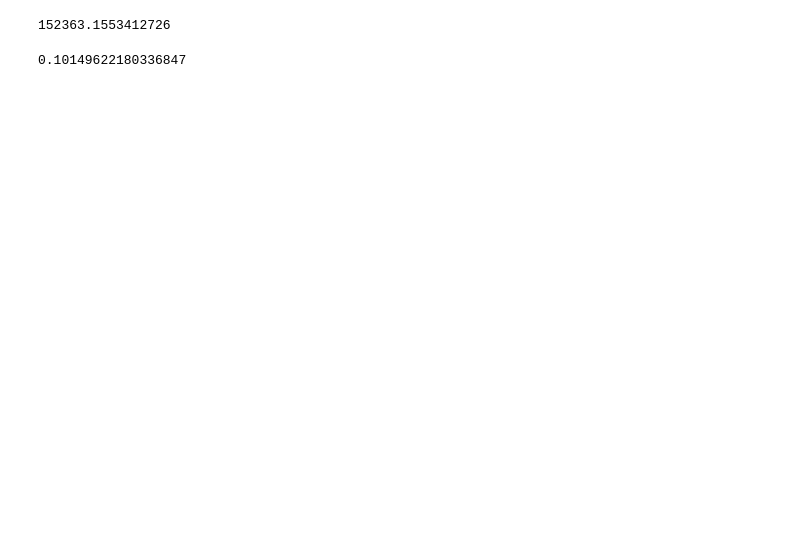
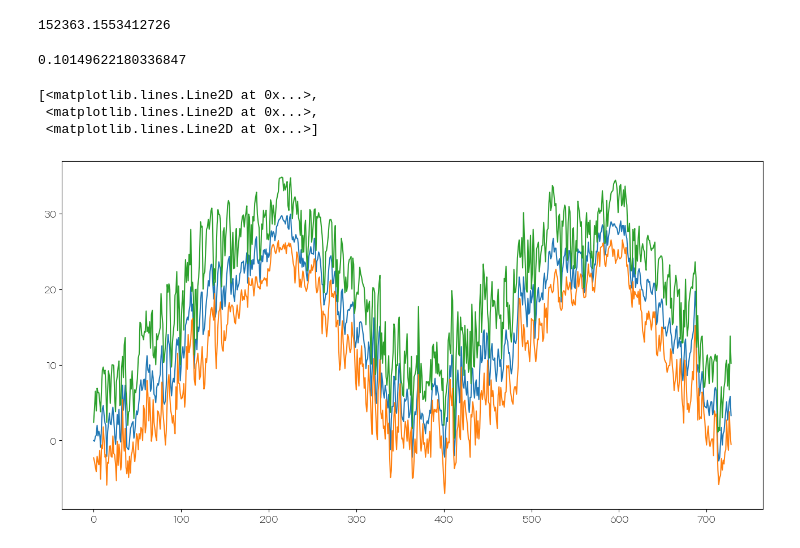
Before and after one commit to kimgyeoungun/sprint1, a Jupyter notebook: ay_weather.ipynb, the cells around one changed output. Cells and saved outputs as stored; diff of their text form; code cells hidden in the pictures; blank space fills up the shorter version.

```diff
--- a/ay_weather.ipynb
+++ b/ay_weather.ipynb
@@ -654,0 +651,6 @@ y_test.mean()
+# %%
+y = df_temp192021['총전력량']
+y_train = y.iloc[:729]
+# %%
+X = df_temp192021[['평균기온(℃)','최저기온(℃)',	'최고기온(℃)']]
+X_train = X.iloc[:729]
@@ -694,3 +742,14 @@ rmse
 rmse/(y_test.mean())
 # %% [output]
 0.10149622180336847
+# %%
+fig = plt.figure(figsize=(16,8))
+# plt.plot(y_train)
+plt.plot(X_train)
+
+# plt.plot(y_pred)
+# %% [output]
+[<matplotlib.lines.Line2D at 0x...>,
+ <matplotlib.lines.Line2D at 0x...>,
+ <matplotlib.lines.Line2D at 0x...>]
+[figure, added]
```
Also changed, not shown: parts of 24 cells of this notebook, 1 other file.
